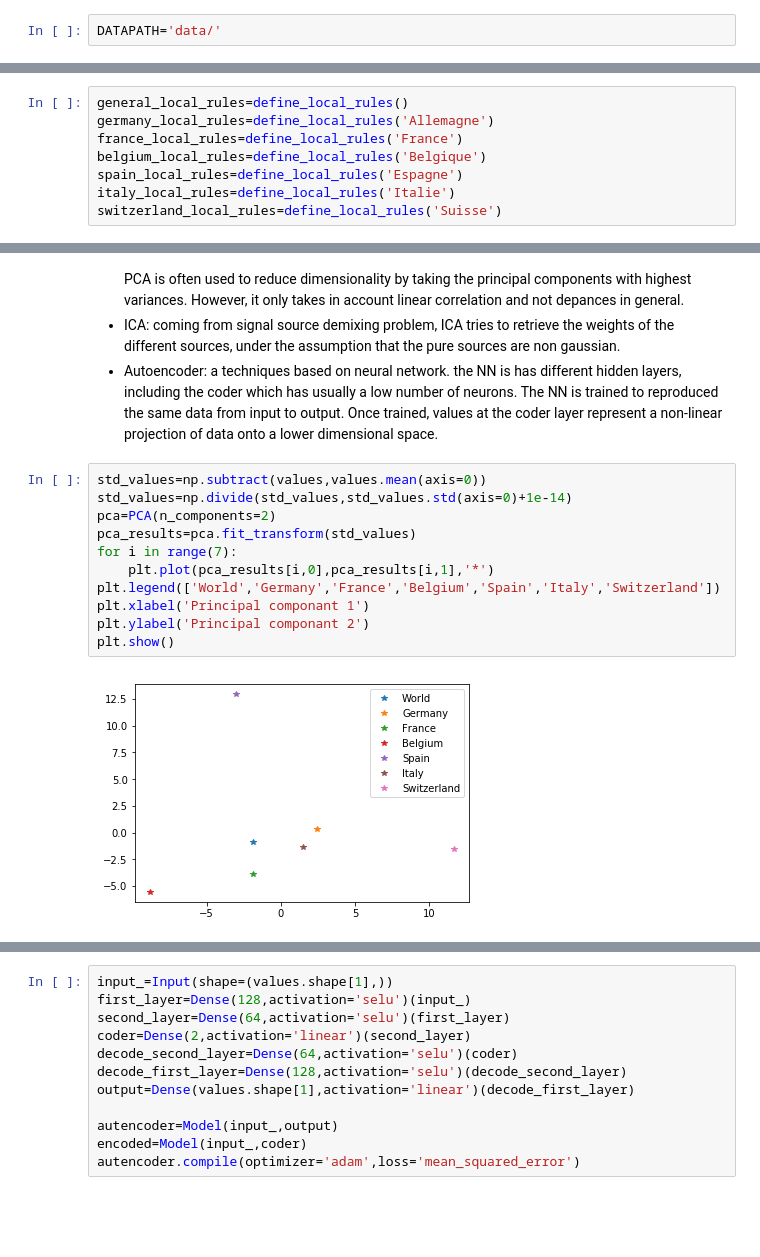
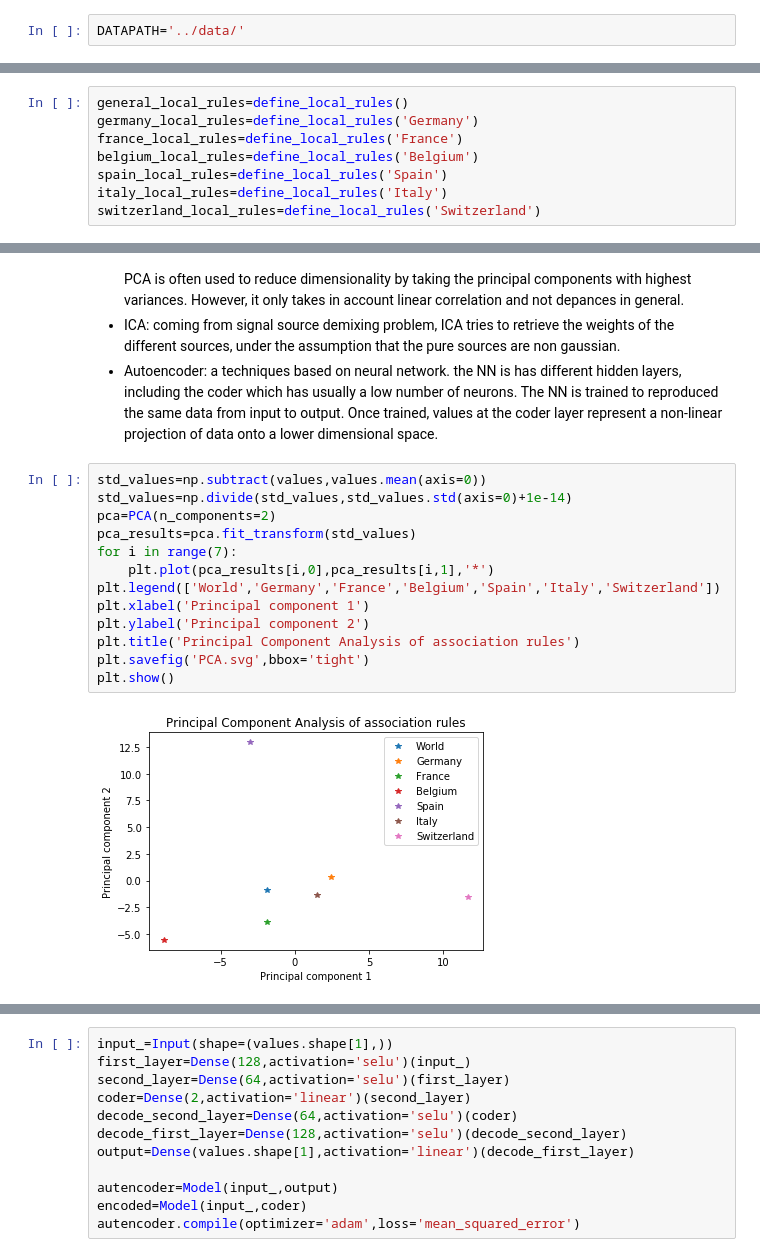
Before and after one commit to lanzrein/ada_project, a Jupyter notebook: statistical_analysis/PCAICANeuralNet.ipynb, the cells around one changed output, grey strips where cells are left out. Drawn from its saved outputs; the diff is of its cells as text; blank space fills up the shorter version.

```diff
--- a/statistical_analysis/PCAICANeuralNet.ipynb
+++ b/statistical_analysis/PCAICANeuralNet.ipynb
@@ -25,7 +25,7 @@ import matplotlib.pyplot as plt
 # %% [output]
 Using TensorFlow backend.
 # %%
-DATAPATH='data/'
+DATAPATH='../data/'
 # %%
 data = pd.read_csv(DATAPATH+'cleaned_unique_index.csv',low_memory=False)
 # %%
@@ -255,12 +255,12 @@ def define_local_rules(origin=None):
     return local_rules.copy()
 # %%
 general_local_rules=define_local_rules()
-germany_local_rules=define_local_rules('Allemagne')
+germany_local_rules=define_local_rules('Germany')
 france_local_rules=define_local_rules('France')
-belgium_local_rules=define_local_rules('Belgique')
-spain_local_rules=define_local_rules('Espagne')
-italy_local_rules=define_local_rules('Italie')
-switzerland_local_rules=define_local_rules('Suisse')
+belgium_local_rules=define_local_rules('Belgium')
+spain_local_rules=define_local_rules('Spain')
+italy_local_rules=define_local_rules('Italy')
+switzerland_local_rules=define_local_rules('Switzerland')
 # %% [markdown]
 # First Glance at local Rules
 
@@ -407,16 +427,18 @@ We used three method
 # %%
 std_values=np.subtract(values,values.mean(axis=0))
 std_values=np.divide(std_values,std_values.std(axis=0)+1e-14)
 pca=PCA(n_components=2)
 pca_results=pca.fit_transform(std_values)
 for i in range(7):
     plt.plot(pca_results[i,0],pca_results[i,1],'*')
 plt.legend(['World','Germany','France','Belgium','Spain','Italy','Switzerland'])
-plt.xlabel('Principal componant 1')
-plt.ylabel('Principal componant 2')
+plt.xlabel('Principal component 1')
+plt.ylabel('Principal component 2')
+plt.title('Principal Component Analysis of association rules')
+plt.savefig('PCA.svg',bbox='tight')
 plt.show()
 # %% [output]
-[figure, old version]
+[figure, new version]
 # %%
 fast_ica=FastICA(n_components=2)
 fast_ica_results=fast_ica.fit_transform(std_values)
```
Also changed, not shown: parts of 4 cells of this notebook, 3 other files.
